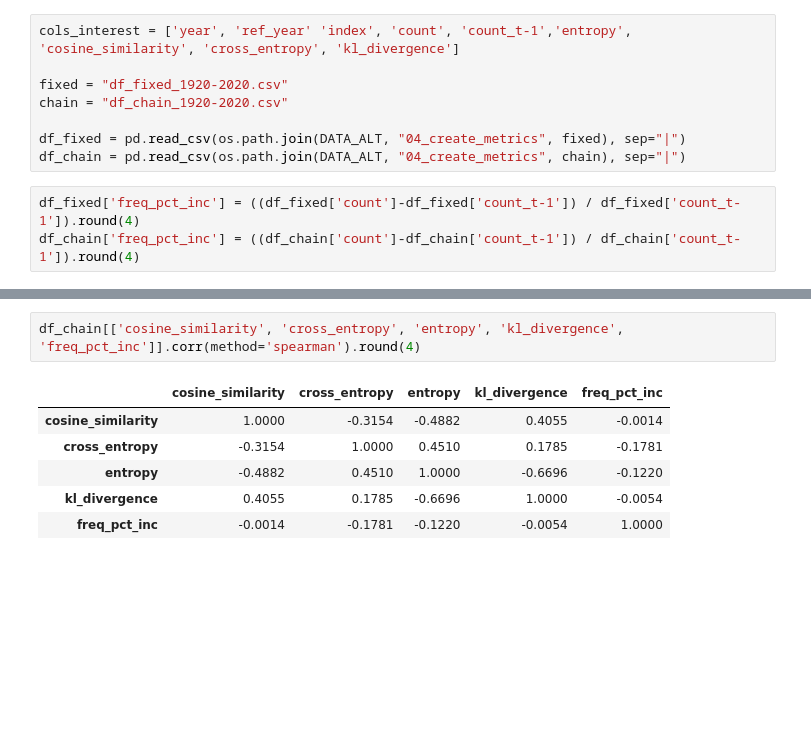
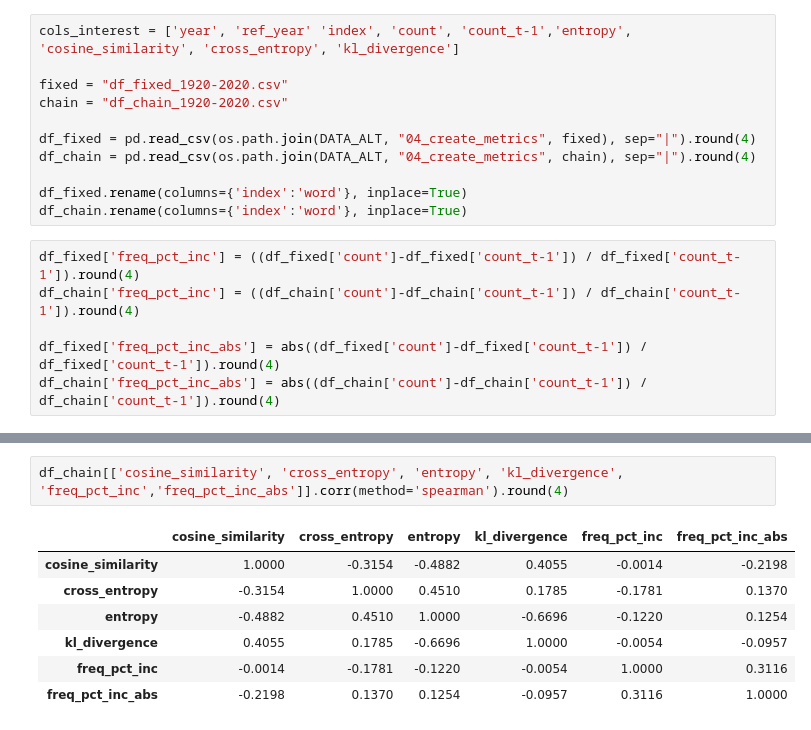
Before and after one commit to NauelSerraino/central-bank-speech-analysis, a Jupyter notebook: develop/notebooks/pearson_corr_analysis.ipynb, the cells around one changed output, grey strips where cells are left out. Saved outputs shown, nothing was run; the diff lists cells and outputs as text; blank space fills up the shorter version.

```diff
--- a/develop/notebooks/pearson_corr_analysis.ipynb
+++ b/develop/notebooks/pearson_corr_analysis.ipynb
@@ -18,8 +18,14 @@ cols_interest = ['year', 'ref_year' 'index', 'count', 'count_t-1','entropy', 'co
 fixed = "df_fixed_1920-2020.csv"
 chain = "df_chain_1920-2020.csv"
 
-df_fixed = pd.read_csv(os.path.join(DATA_ALT, "04_create_metrics", fixed), sep="|")
-df_chain = pd.read_csv(os.path.join(DATA_ALT, "04_create_metrics", chain), sep="|")
+df_fixed = pd.read_csv(os.path.join(DATA_ALT, "04_create_metrics", fixed), sep="|").round(4)
+df_chain = pd.read_csv(os.path.join(DATA_ALT, "04_create_metrics", chain), sep="|").round(4)
+
+df_fixed.rename(columns={'index':'word'}, inplace=True)
+df_chain.rename(columns={'index':'word'}, inplace=True)
 # %%
 df_fixed['freq_pct_inc'] = ((df_fixed['count']-df_fixed['count_t-1']) / df_fixed['count_t-1']).round(4)
 df_chain['freq_pct_inc'] = ((df_chain['count']-df_chain['count_t-1']) / df_chain['count_t-1']).round(4)
+
+df_fixed['freq_pct_inc_abs'] = abs((df_fixed['count']-df_fixed['count_t-1']) / df_fixed['count_t-1']).round(4)
+df_chain['freq_pct_inc_abs'] = abs((df_chain['count']-df_chain['count_t-1']) / df_chain['count_t-1']).round(4)
@@ -61,9 +71,10 @@ df_chain[['cosine_similarity', 'cross_entropy', 'entropy', 'kl_divergence', 'fre
 # %%
-df_chain[['cosine_similarity', 'cross_entropy', 'entropy', 'kl_divergence', 'freq_pct_inc']].corr(method='spearman').round(4)
+df_chain[['cosine_similarity', 'cross_entropy', 'entropy', 'kl_divergence', 'freq_pct_inc','freq_pct_inc_abs']].corr(method='spearman').round(4)
 # %% [output]
-|  | cosine_similarity | cross_entropy | entropy | kl_divergence | freq_pct_inc |
-| cosine_similarity | 1.0000 | -0.3154 | -0.4882 | 0.4055 | -0.0014 |
-| cross_entropy | -0.3154 | 1.0000 | 0.4510 | 0.1785 | -0.1781 |
-| entropy | -0.4882 | 0.4510 | 1.0000 | -0.6696 | -0.1220 |
-| kl_divergence | 0.4055 | 0.1785 | -0.6696 | 1.0000 | -0.0054 |
-| freq_pct_inc | -0.0014 | -0.1781 | -0.1220 | -0.0054 | 1.0000 |
+|  | cosine_similarity | cross_entropy | entropy | kl_divergence | freq_pct_inc | freq_pct_inc_abs |
+| cosine_similarity | 1.0000 | -0.3154 | -0.4882 | 0.4055 | -0.0014 | -0.2198 |
+| cross_entropy | -0.3154 | 1.0000 | 0.4510 | 0.1785 | -0.1781 | 0.1370 |
+| entropy | -0.4882 | 0.4510 | 1.0000 | -0.6696 | -0.1220 | 0.1254 |
+| kl_divergence | 0.4055 | 0.1785 | -0.6696 | 1.0000 | -0.0054 | -0.0957 |
+| freq_pct_inc | -0.0014 | -0.1781 | -0.1220 | -0.0054 | 1.0000 | 0.3116 |
+| freq_pct_inc_abs | -0.2198 | 0.1370 | 0.1254 | -0.0957 | 0.3116 | 1.0000 |
```
Also changed, not shown: parts of 35 cells of this notebook, 2 other files.
